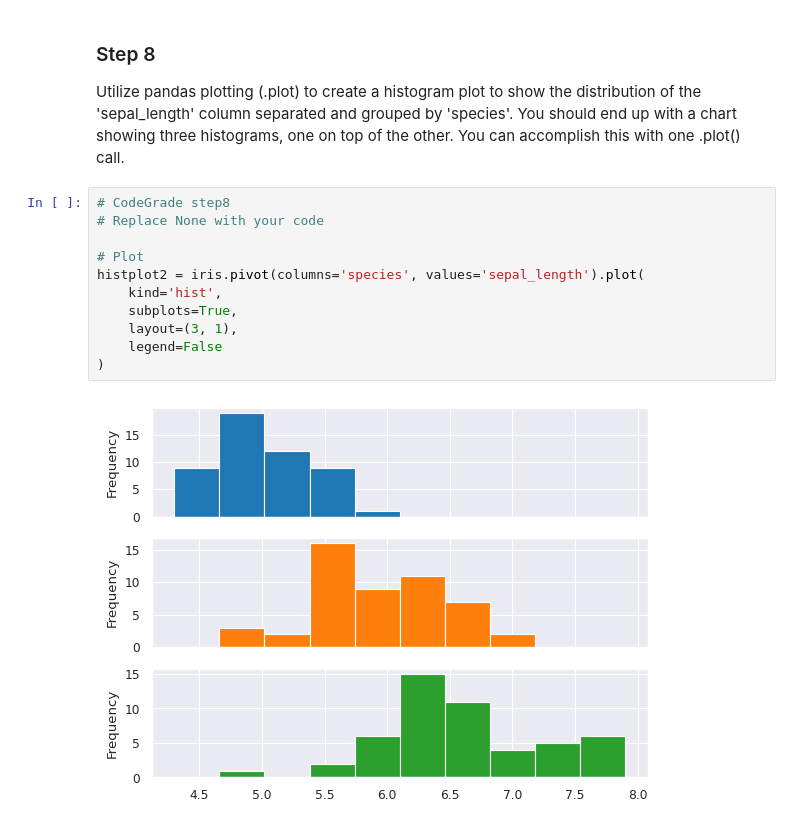
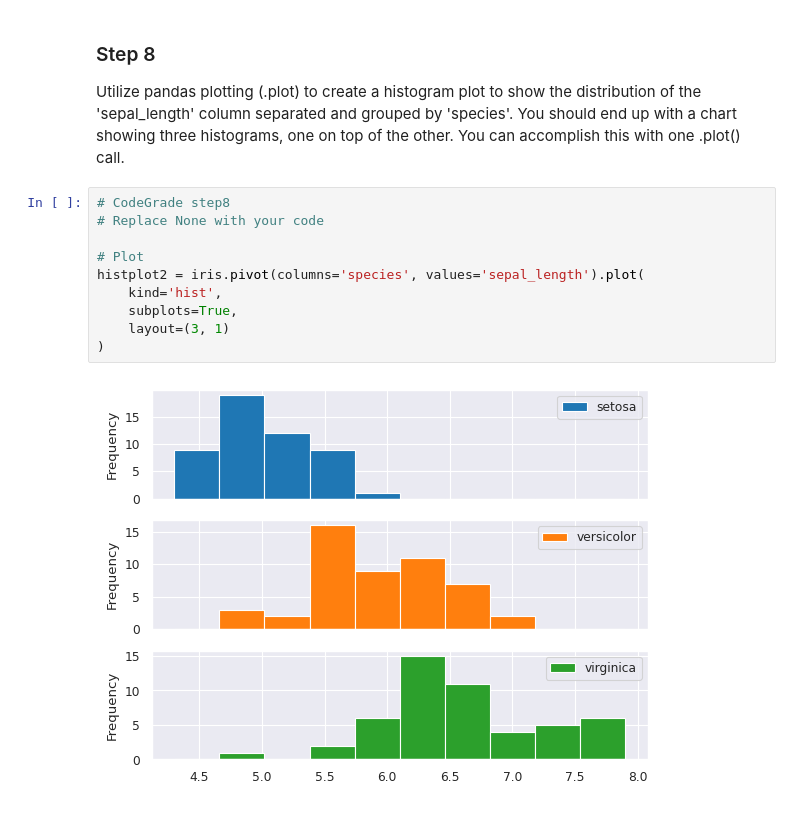
Before and after one commit to drivernf/DS_Course0_Week1_Module6_SeabornPandas, a Jupyter notebook: SeabornPandas.ipynb, the cells around one changed output. Saved outputs shown, nothing was run; the diff lists cells and outputs as text.

Commit message:
revert hide legend

```diff
--- a/SeabornPandas.ipynb
+++ b/SeabornPandas.ipynb
@@ -237,13 +237,12 @@ Utilize pandas plotting (.plot) to create a histogram plot to show the distribut
 # %%
 # CodeGrade step8
 # Replace None with your code
 
 # Plot
 histplot2 = iris.pivot(columns='species', values='sepal_length').plot(
     kind='hist',
     subplots=True,
-    layout=(3, 1),
-    legend=False
+    layout=(3, 1)
 )
 # %% [output]
-[figure, old version]
+[figure, new version]
```
